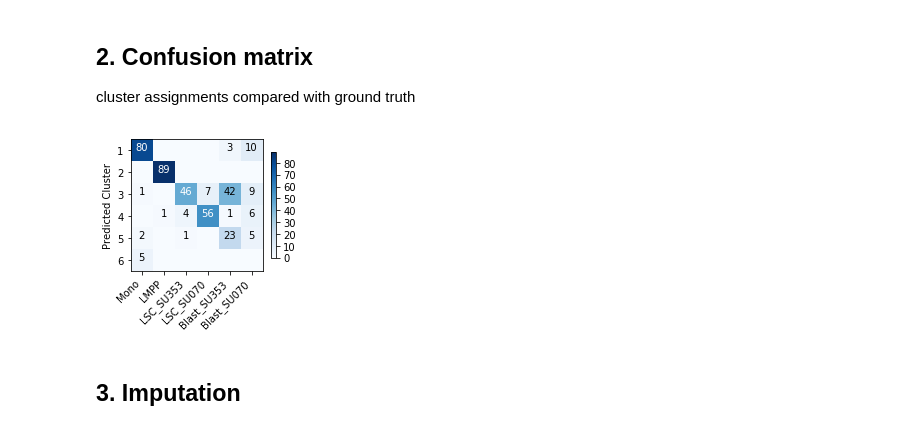
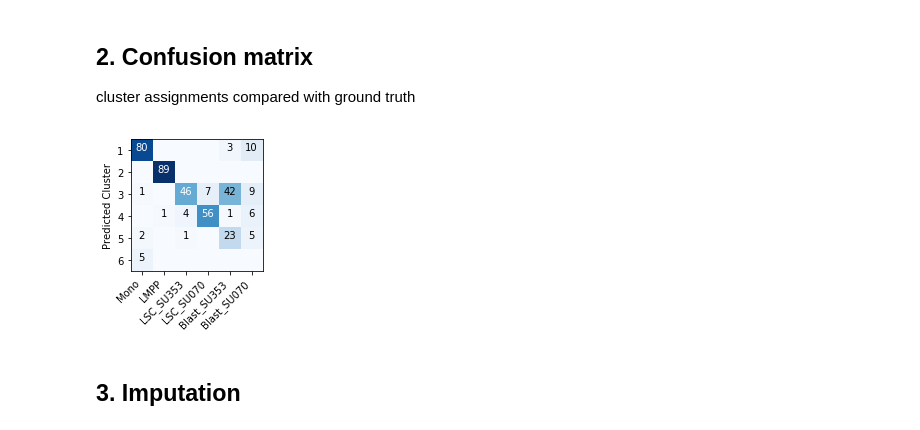
Before and after one commit to jsxlei/SCALE, a Jupyter notebook: notebooks/tutorial.ipynb, the cells around one changed output. Saved outputs shown, nothing was run; the diff lists cells and outputs as text; code cells hidden in the pictures.

```diff
--- a/notebooks/tutorial.ipynb
+++ b/notebooks/tutorial.ipynb
@@ -102,9 +136,9 @@ cluster assignments compared with ground truth
 # %%
 cm = confusion_matrix(pred_, y, labels=classes)
 plot_confusion_matrix(cm, classes, pred_classes+1,
-                    title='', normalize=False, figsize=(3,3), show_cbar=True)
+                    title='', normalize=False, figsize=(3,3), show_cbar=False)
 # %% [output]
-[figure, old version]
+[figure, new version]
 # %% [markdown]
 ## 3. Imputation
 # %% [markdown]
```
Also changed, not shown: parts of 9 cells of this notebook, 11 other files.
